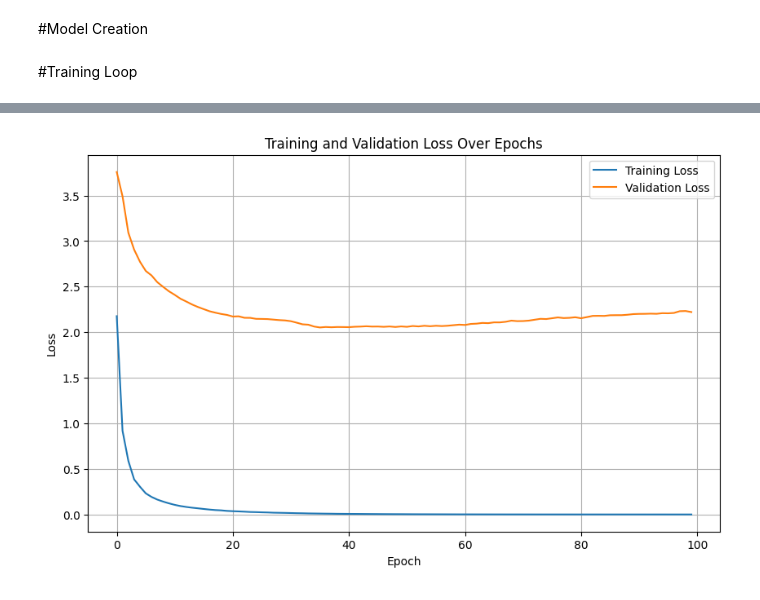
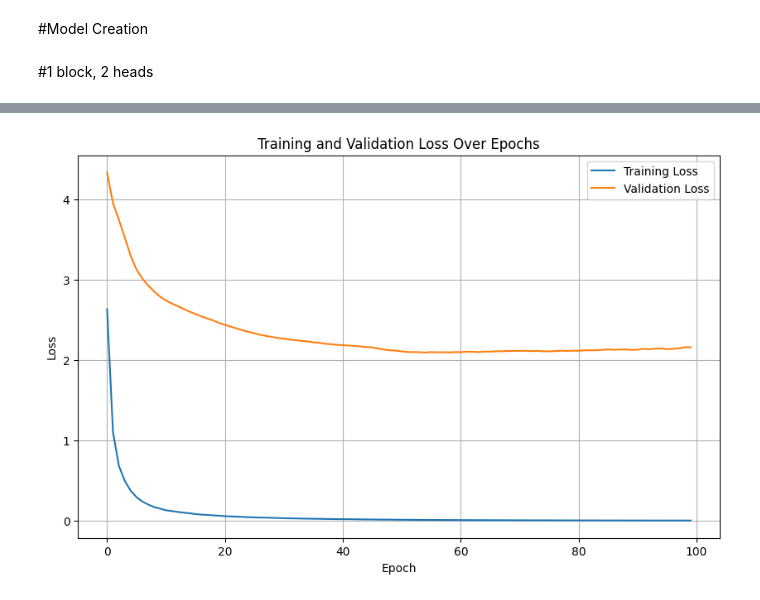
Before and after one commit to JordanTerwilliger/Intro-to-Deep-Learning, a Jupyter notebook: HW4/HW4_Seq2Seq_Q3.ipynb, the cells around one changed output, grey strips where cells are left out. Cells and saved outputs as stored; diff of their text form; code cells hidden in the pictures.

```diff
--- a/HW4/HW4_Seq2Seq_Q3.ipynb
+++ b/HW4/HW4_Seq2Seq_Q3.ipynb
@@ -217,5 +208,3 @@ def createPlot(train_loss_list, val_loss_list, val_accuracy_list):
   plt.legend()
   plt.grid(True)
   plt.show()
-# %% [markdown]
-#Training Loop
@@ -222,12 +303,25 @@ def createPlot(train_loss_list, val_loss_list, val_accuracy_list):
+# %% [markdown]
+#1 block, 2 heads
+# %%
+learning_rate = 0.001
+input_size = len(dataset.eng_vocab.index2word)
+hidden_size = 128
+output_size = len(dataset.fr_vocab.index2word)
+nhead = 2
+num_layers = 1
+epochs = 100
+
+model = TransformerModel(input_size, output_size, hidden_size, nhead, num_layers).to(device)
+
+optimizer = optim.Adam(model.parameters(), lr=learning_rate)
+criterion = nn.CrossEntropyLoss() # ignore padding (index 0)
 # %%
-# Training Loop
-#Lists for storing loss and validation values
+#Training Loop
 train_loss_list = []
 val_loss_list = []
 val_accuracy_list = []
 train_batches = 0
 
-#Create a new training loop for each input_length
 for epoch in range(epochs):
   model.train()
   for X_train, y_train in train_loader:
@@ -237,9 +331,13 @@ for epoch in range(epochs):
 
     optimizer.zero_grad()
 
-    tgt_input = y_train[:, :-1]   # drop last token (usually EOS/PAD)
-    tgt_output = y_train[:, 1:]   # drop first token (SOS)
-    y_pred = model(X_train, tgt_input)
+    # Bug 2 fix: shift target — decoder sees <SOS>...wN-1, predicts w1...<EOS>
+    tgt_input = y_train[:, :-1]
+    tgt_output = y_train[:, 1:]
+
+    y_pred = model(X_train, tgt_input)  # Forward pass
+
+    # Bug 1 fix: flatten batch+seq for CrossEntropyLoss
     loss = criterion(y_pred.reshape(-1, y_pred.size(-1)), tgt_output.reshape(-1))
 
     loss.backward()  # Backward pass
@@ -267,6 +365,7 @@ for epoch in range(epochs):
       val_output = model(X_test, tgt_input_val)
       val_loss = criterion(val_output.reshape(-1, val_output.size(-1)), tgt_output_val.reshape(-1))
 
+      # Bug 3 fix: real accuracy needs autoregressive generation, not teacher forcing
       generated = model.greedy_decode(X_test, max_len=y_test.size(1))
       # Pad/truncate generated to match y_test length for elementwise comparison
       gen_len = generated.size(1)
@@ -294,7 +393,7 @@ for epoch in range(epochs):
   val_loss_list.append(avg_val_loss)
   val_accuracy_list.append(avg_val_acc)
 
-  if (epoch % 10 == 0):
+  if (epoch % 1 == 0):
     print(f'Epoch {epoch}, Loss: {avg_train_loss:.4f}, Val Accuracy: {avg_val_acc:.4f}, Val Loss: {avg_val_loss:.4f}')
 createPlot(train_loss_list, val_loss_list, val_accuracy_list)
 # %% [output]
@@ -318 +417 @@ Epoch 99, Loss: 0.0001, Val Accuracy: 0.3722, Val Loss: 2.2214
-[figure, old version]
+[figure, new version]
```
Also changed, not shown: parts of 28 cells of this notebook.
